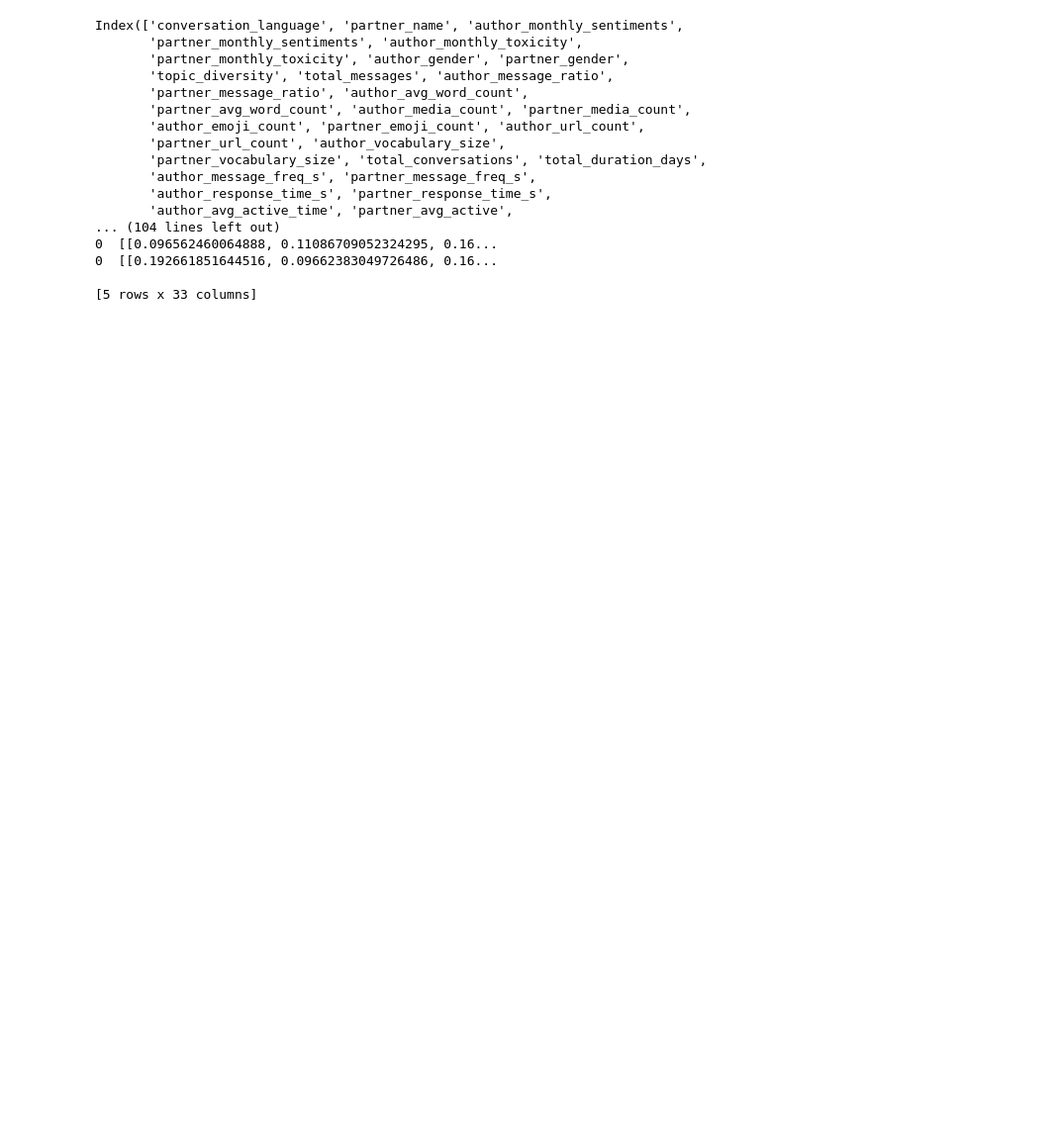
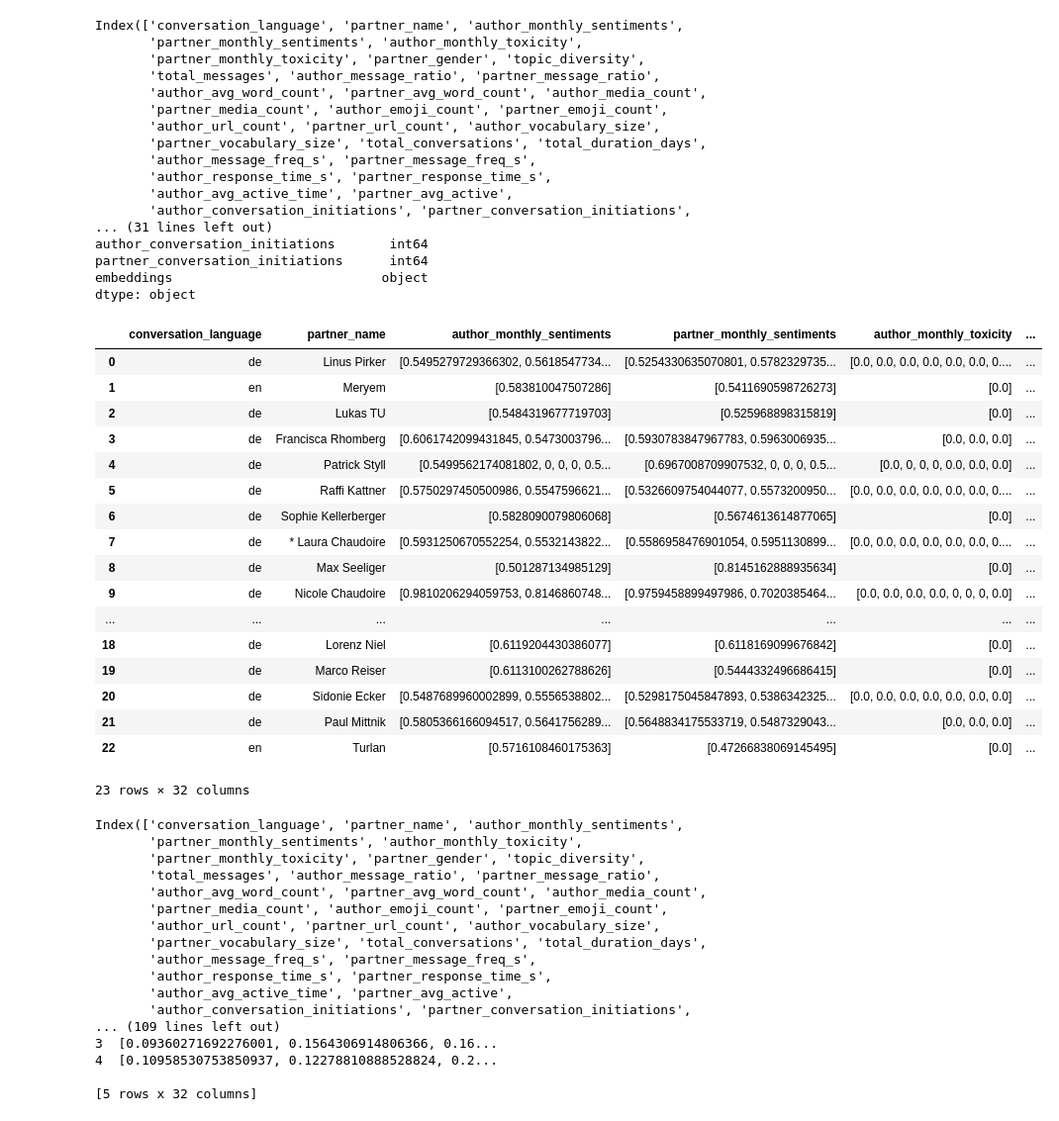
Before and after one commit to sueszli/whatsapp-lens, a Jupyter notebook: src/3_analytics.ipynb, the cells around one changed output. Shown: that part at 99% size. Saved outputs shown, nothing was run; the diff lists cells and outputs as text; code cells hidden in the pictures; blank space fills up the shorter version.

```diff
--- a/src/3_analytics.ipynb
+++ b/src/3_analytics.ipynb
@@ -74,3 +1,61 @@ dtype: object
+# %%
+from pathlib import Path
+import ast
+import numpy as np
+import pandas as pd
+import glob
+from tqdm import tqdm
+from types import SimpleNamespace
+from utils import get_current_dir
+
+args = SimpleNamespace(
+    inputpath=get_current_dir().parent / "data" / "results" / "result.csv",
+)
+
+df = pd.read_csv(args.inputpath)
+
+# drop author_name, author_gender
+df = df.drop(columns=["author_name", "author_gender"])
+
+print(df.columns)
+print(df.dtypes)
+df
+# %% [output]
+Index(['conversation_language', 'partner_name', 'author_monthly_sentiments',
+       'partner_monthly_sentiments', 'author_monthly_toxicity',
+       'partner_monthly_toxicity', 'partner_gender', 'topic_diversity',
+       'total_messages', 'author_message_ratio', 'partner_message_ratio',
+       'author_avg_word_count', 'partner_avg_word_count', 'author_media_count',
+       'partner_media_count', 'author_emoji_count', 'partner_emoji_count',
+       'author_url_count', 'partner_url_count', 'author_vocabulary_size',
+       'partner_vocabulary_size', 'total_conversations', 'total_duration_days',
+       'author_message_freq_s', 'partner_message_freq_s',
+       'author_response_time_s', 'partner_response_time_s',
+       'author_avg_active_time', 'partner_avg_active',
+       'author_conversation_initiations', 'partner_conversation_initiations',
+... (31 lines left out)
+author_conversation_initiations       int64
+partner_conversation_initiations      int64
+embeddings                           object
+dtype: object
+|  | conversation_language | partner_name | author_monthly_sentiments | partner_monthly_sentiments | author_monthly_toxicity | ... |
+| 0 | de | Linus Pirker | [0.5495279729366302, 0.5618547734... | [0.5254330635070801, 0.5782329735... | [0.0, 0.0, 0.0, 0.0, 0.0, 0.0, 0.... | ... |
+| 1 | en | Meryem | [0.583810047507286] | [0.5411690598726273] | [0.0] | ... |
+| 2 | de | Lukas TU | [0.5484319677719703] | [0.525968898315819] | [0.0] | ... |
+| 3 | de | Francisca Rhomberg | [0.6061742099431845, 0.5473003796... | [0.5930783847967783, 0.5963006935... | [0.0, 0.0, 0.0] | ... |
+| 4 | de | Patrick Styll | [0.5499562174081802, 0, 0, 0, 0.5... | [0.6967008709907532, 0, 0, 0, 0.5... | [0.0, 0, 0, 0, 0.0, 0.0, 0.0] | ... |
+| 5 | de | Raffi Kattner | [0.5750297450500986, 0.5547596621... | [0.5326609754044077, 0.5573200950... | [0.0, 0.0, 0.0, 0.0, 0.0, 0.0, 0.... | ... |
+| 6 | de | Sophie Kellerberger | [0.5828090079806068] | [0.5674613614877065] | [0.0] | ... |
+| 7 | de | * Laura Chaudoire | [0.5931250670552254, 0.5532143822... | [0.5586958476901054, 0.5951130899... | [0.0, 0.0, 0.0, 0.0, 0.0, 0.0, 0.... | ... |
+| 8 | de | Max Seeliger | [0.501287134985129] | [0.8145162888935634] | [0.0] | ... |
+| 9 | de | Nicole Chaudoire | [0.9810206294059753, 0.8146860748... | [0.9759458899497986, 0.7020385464... | [0.0, 0.0, 0.0, 0.0, 0, 0, 0, 0.0] | ... |
+| ... | ... | ... | ... | ... | ... | ... |
+| 18 | de | Lorenz Niel | [0.6119204430386077] | [0.6118169099676842] | [0.0] | ... |
+| 19 | de | Marco Reiser | [0.6113100262788626] | [0.5444332496686415] | [0.0] | ... |
+| 20 | de | Sidonie Ecker | [0.5487689960002899, 0.5556538802... | [0.5298175045847893, 0.5386342325... | [0.0, 0.0, 0.0, 0.0, 0.0, 0.0, 0.0] | ... |
+| 21 | de | Paul Mittnik | [0.5805366166094517, 0.5641756289... | [0.5648834175533719, 0.5487329043... | [0.0, 0.0, 0.0] | ... |
+| 22 | en | Turlan | [0.5716108460175363] | [0.47266838069145495] | [0.0] | ... |
+23 rows × 32 columns
 # %%
 print(df.columns)
 print(df.dtypes)
@@ -78,21 +63,21 @@ print(df.head())
 # %% [output]
 Index(['conversation_language', 'partner_name', 'author_monthly_sentiments',
        'partner_monthly_sentiments', 'author_monthly_toxicity',
-       'partner_monthly_toxicity', 'author_gender', 'partner_gender',
-       'topic_diversity', 'total_messages', 'author_message_ratio',
-       'partner_message_ratio', 'author_avg_word_count',
-       'partner_avg_word_count', 'author_media_count', 'partner_media_count',
-       'author_emoji_count', 'partner_emoji_count', 'author_url_count',
-       'partner_url_count', 'author_vocabulary_size',
+       'partner_monthly_toxicity', 'partner_gender', 'topic_diversity',
+       'total_messages', 'author_message_ratio', 'partner_message_ratio',
+       'author_avg_word_count', 'partner_avg_word_count', 'author_media_count',
+       'partner_media_count', 'author_emoji_count', 'partner_emoji_count',
+       'author_url_count', 'partner_url_count', 'author_vocabulary_size',
        'partner_vocabulary_size', 'total_conversations', 'total_duration_days',
        'author_message_freq_s', 'partner_message_freq_s',
        'author_response_time_s', 'partner_response_time_s',
        'author_avg_active_time', 'partner_avg_active',
-... (104 lines left out)
-0  [[0.096562460064888, 0.11086709052324295, 0.16...
-0  [[0.192661851644516, 0.09662383049726486, 0.16...
+       'author_conversation_initiations', 'partner_conversation_initiations',
+... (109 lines left out)
+3  [0.09360271692276001, 0.1564306914806366, 0.16...
+4  [0.10958530753850937, 0.12278810888528824, 0.2...
 
-[5 rows x 33 columns]
+[5 rows x 32 columns]
 # %%
 from plotnine import *
 import pandas as pd
```
Also changed, not shown: parts of 5 cells of this notebook.
